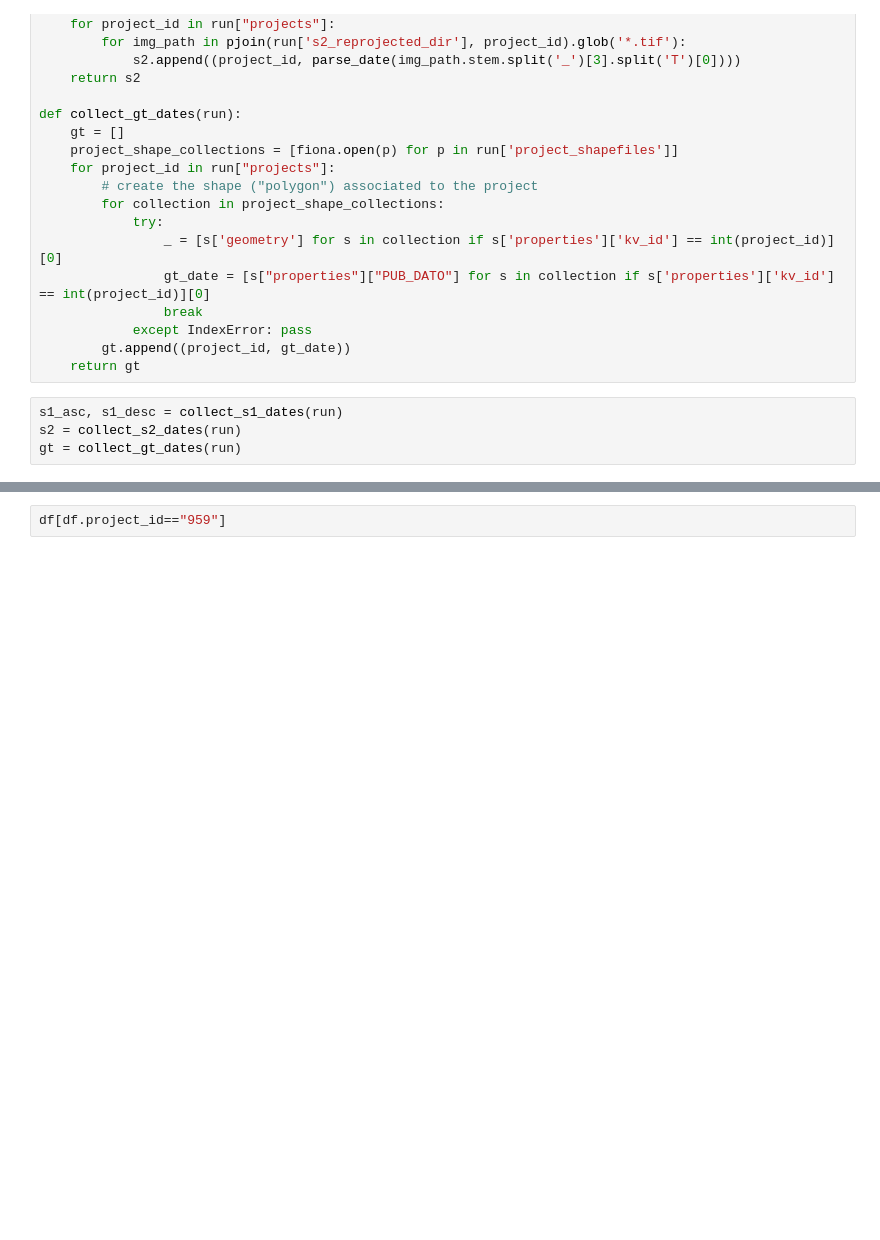
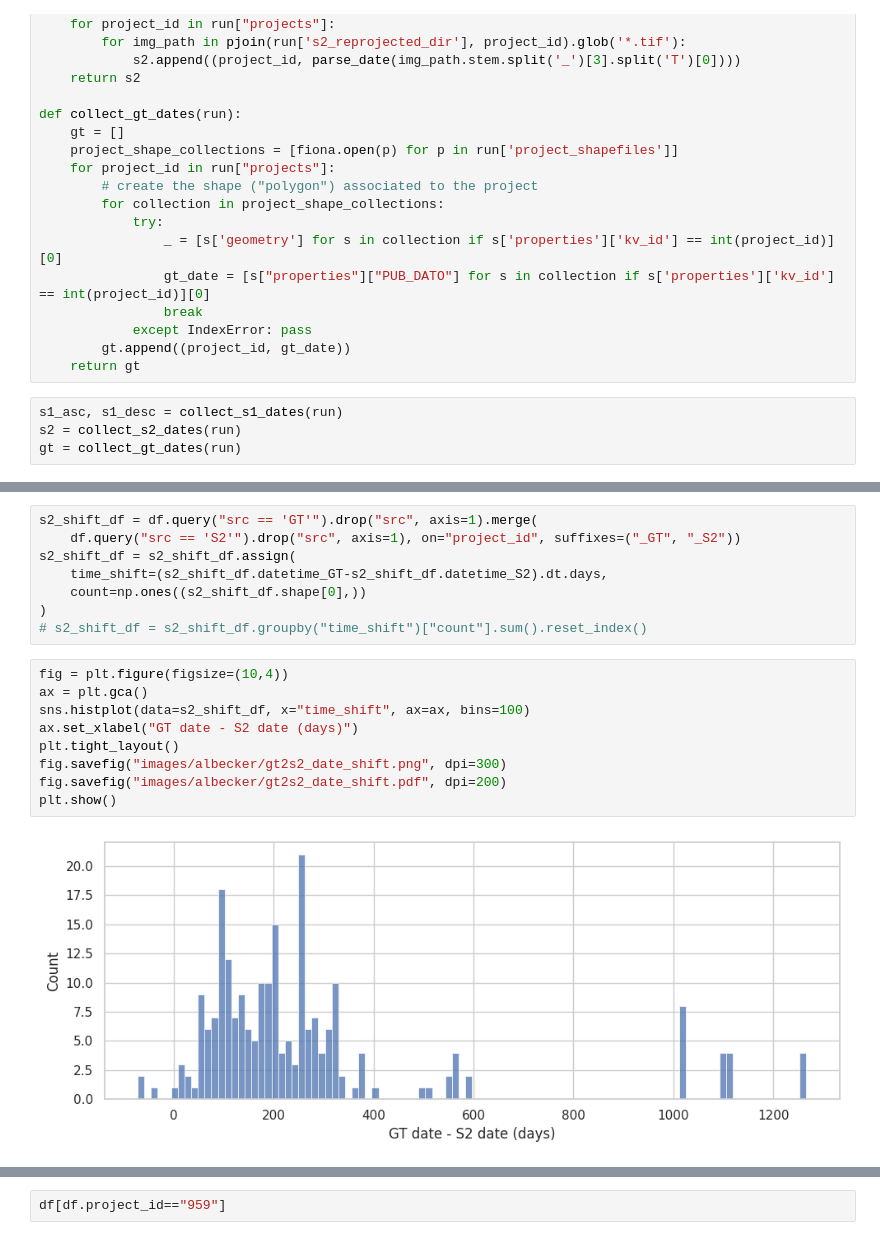
Before and after one commit to eliotwalt/rs-uncertainty, a Jupyter notebook: notebooks/dates.ipynb, the cells around one changed output, grey strips where cells are left out. Saved outputs shown, nothing was run; the diff lists cells and outputs as text; blank space fills up the shorter version.

```diff
--- a/notebooks/dates.ipynb
+++ b/notebooks/dates.ipynb
@@ -119,0 +136,19 @@ plt.show()
+# %%
+s2_shift_df = df.query("src == 'GT'").drop("src", axis=1).merge(
+    df.query("src == 'S2'").drop("src", axis=1), on="project_id", suffixes=("_GT", "_S2"))
+s2_shift_df = s2_shift_df.assign(
+    time_shift=(s2_shift_df.datetime_GT-s2_shift_df.datetime_S2).dt.days,
+    count=np.ones((s2_shift_df.shape[0],))
+)
+# s2_shift_df = s2_shift_df.groupby("time_shift")["count"].sum().reset_index()
+# %%
+fig = plt.figure(figsize=(10,4))
+ax = plt.gca()
+sns.histplot(data=s2_shift_df, x="time_shift", ax=ax, bins=100)
+ax.set_xlabel("GT date - S2 date (days)")
+plt.tight_layout()
+fig.savefig("images/albecker/gt2s2_date_shift.png", dpi=300)
+fig.savefig("images/albecker/gt2s2_date_shift.pdf", dpi=200)
+plt.show()
+# %% [output]
+[figure, added]
```
Also changed, not shown: parts of 6 cells of this notebook, 5 other files.
